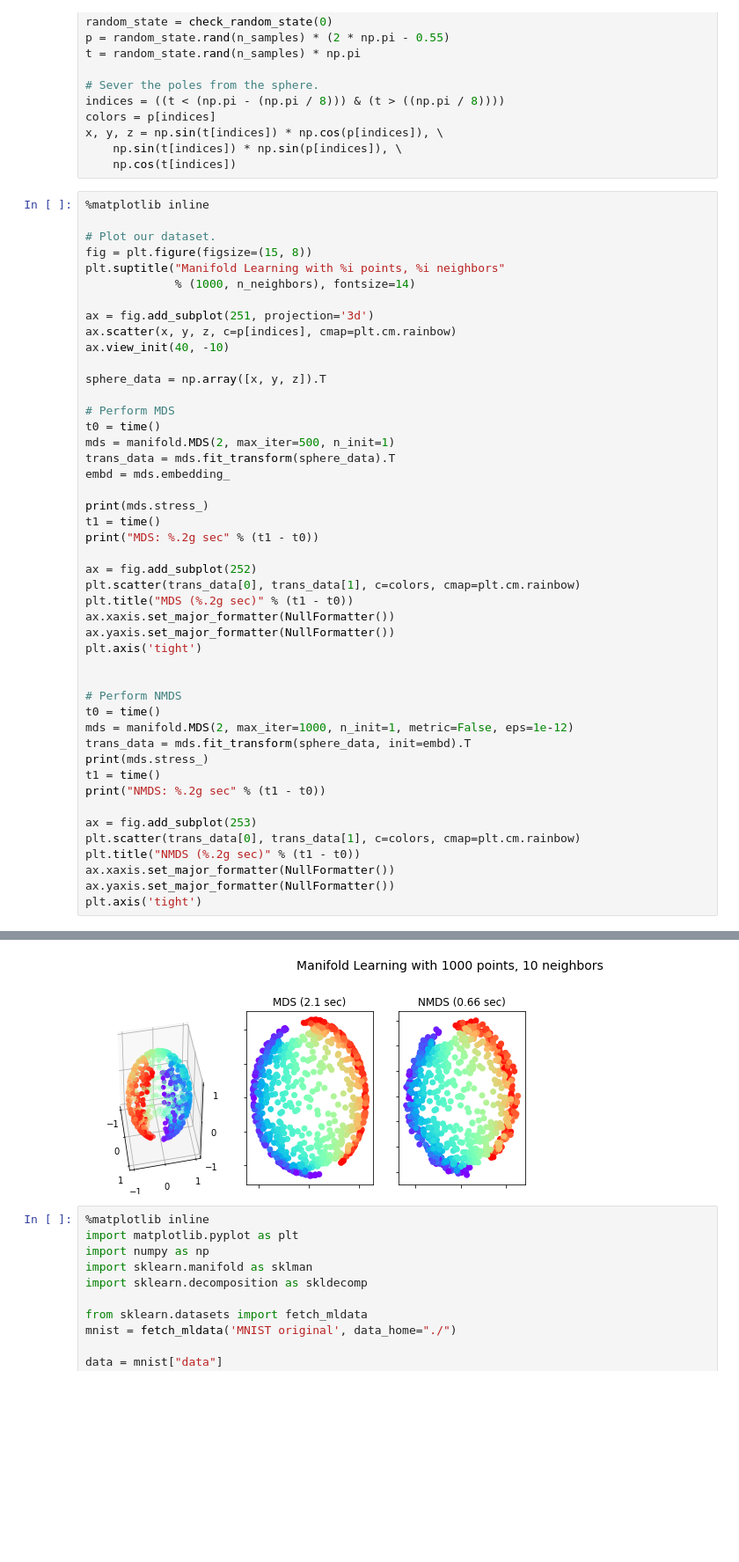
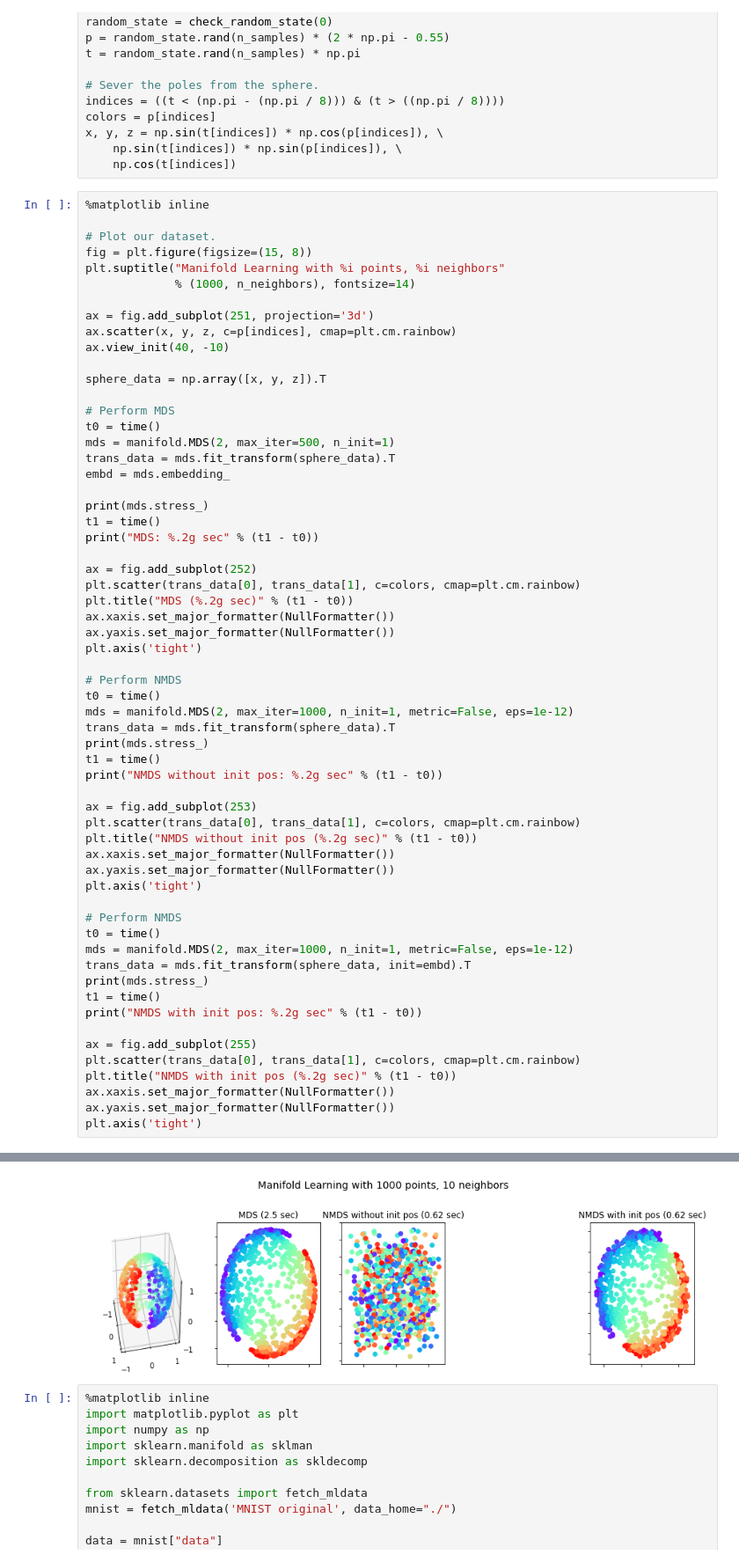
Before and after one commit to Andrcraft9/ml_intro, a Jupyter notebook: MDS.ipynb, the cells around one changed output, grey strips where cells are left out. Shown: that part at 88% size. Drawn from its saved outputs; the diff is of its cells as text; blank space fills up the shorter version.

```diff
--- a/MDS.ipynb
+++ b/MDS.ipynb
@@ -301,6 +306,20 @@ ax.xaxis.set_major_formatter(NullFormatter())
 ax.yaxis.set_major_formatter(NullFormatter())
 plt.axis('tight')
 
+# Perform NMDS
+t0 = time()
+mds = manifold.MDS(2, max_iter=1000, n_init=1, metric=False, eps=1e-12)
+trans_data = mds.fit_transform(sphere_data).T
+print(mds.stress_)
+t1 = time()
+print("NMDS without init pos: %.2g sec" % (t1 - t0))
+
+ax = fig.add_subplot(253)
+plt.scatter(trans_data[0], trans_data[1], c=colors, cmap=plt.cm.rainbow)
+plt.title("NMDS without init pos (%.2g sec)" % (t1 - t0))
+ax.xaxis.set_major_formatter(NullFormatter())
+ax.yaxis.set_major_formatter(NullFormatter())
+plt.axis('tight')
 
 # Perform NMDS
 t0 = time()
@@ -308,11 +327,11 @@ mds = manifold.MDS(2, max_iter=1000, n_init=1, metric=False, eps=1e-12)
 trans_data = mds.fit_transform(sphere_data, init=embd).T
 print(mds.stress_)
 t1 = time()
-print("NMDS: %.2g sec" % (t1 - t0))
+print("NMDS with init pos: %.2g sec" % (t1 - t0))
 
-ax = fig.add_subplot(253)
+ax = fig.add_subplot(255)
 plt.scatter(trans_data[0], trans_data[1], c=colors, cmap=plt.cm.rainbow)
-plt.title("NMDS (%.2g sec)" % (t1 - t0))
+plt.title("NMDS with init pos (%.2g sec)" % (t1 - t0))
 ax.xaxis.set_major_formatter(NullFormatter())
 ax.yaxis.set_major_formatter(NullFormatter())
 plt.axis('tight')
@@ -328,4 +349,4 @@ NMDS: 0.66 sec
-[figure, old version]
+[figure, new version]
 # %%
 %matplotlib inline
 import matplotlib.pyplot as plt
```
Also changed, not shown: parts of 8 cells of this notebook, 1 other file.
